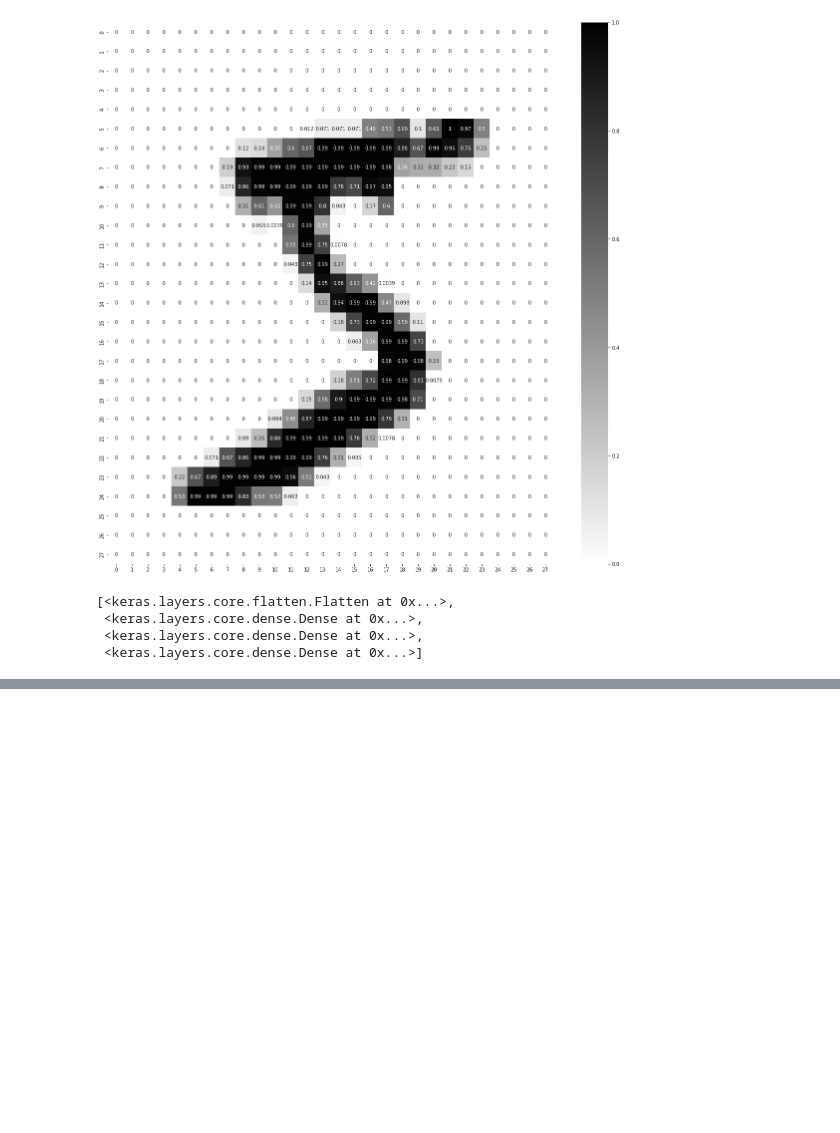
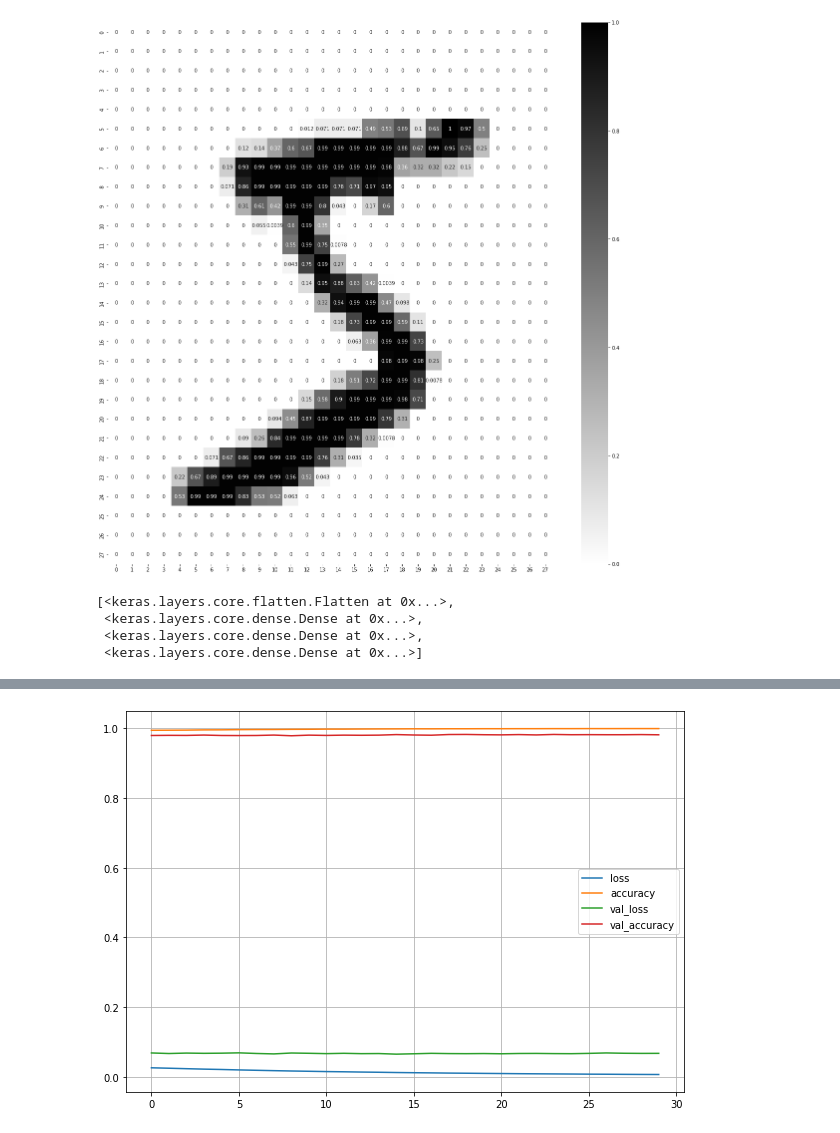
Before and after one commit to Akashsahoo/mnist_data_set, a Jupyter notebook: demo_tf_keras.ipynb, the cells around one changed output, grey strips where cells are left out. Saved outputs shown, nothing was run; the diff lists cells and outputs as text; code cells hidden in the pictures; blank space fills up the shorter version.

Commit message:
mnist data set

```diff
--- a/demo_tf_keras.ipynb
+++ b/demo_tf_keras.ipynb
@@ -126,3 +130,13 @@ Total params: 266,610
 Trainable params: 266,610
 Non-trainable params: 0
 _________________________________________________________________
+# %%
+LOSS_FUNCTION = 'sparse_categorical_crossentropy'
+OPTIMIZER = "SGD"
+METRICS = ["accuracy"]
+model_clf.compile(loss=LOSS_FUNCTION,optimizer=OPTIMIZER,metrics=METRICS)
+# %%
+
+EPOCHS = 30
+Validation = (X_valid,Y_valid)
+history = model_clf.fit(X_train,Y_train,epochs=EPOCHS,validation_data=Validation)
@@ -128,0 +185,6 @@ _________________________________________________________________
+# %%
+pd.DataFrame(history.history).plot(figsize=(10,7))
+plt.grid(True)
+plt.show()
+# %% [output]
+[figure, added]
```
Also changed, not shown: parts of 8 cells of this notebook.
